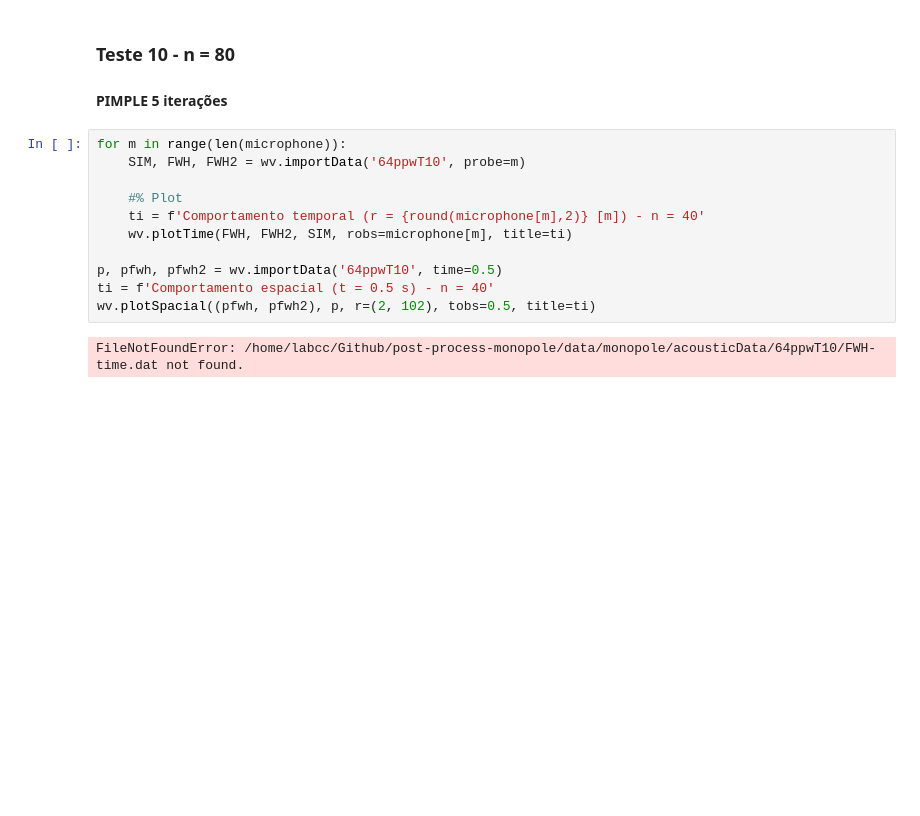
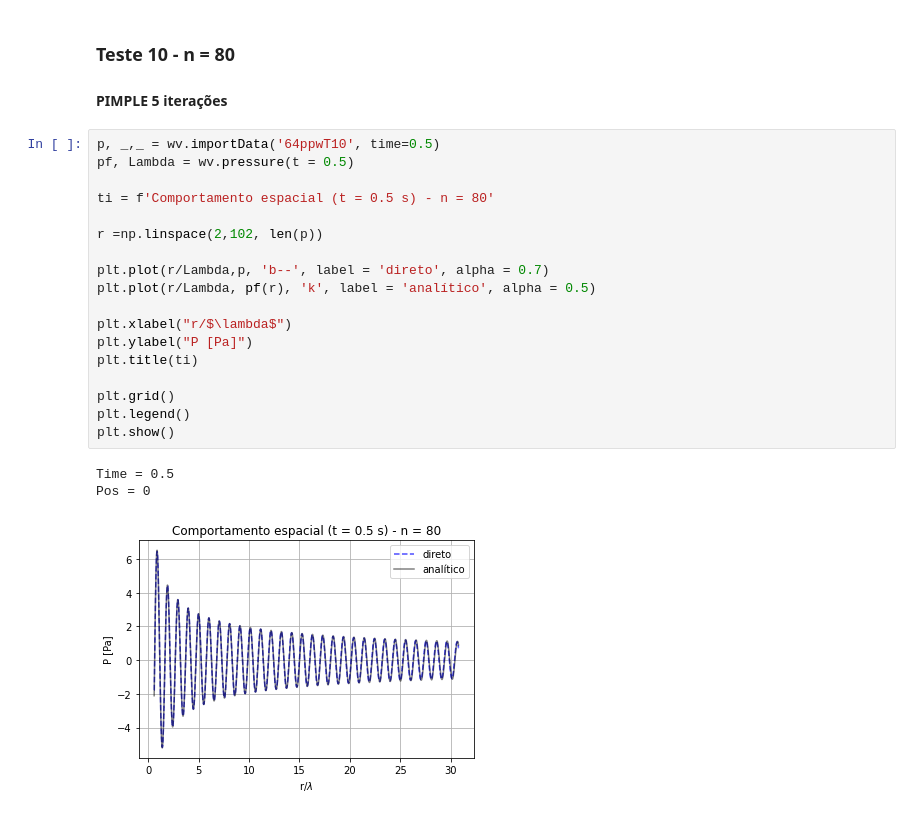
Before and after one commit to Widmark-Kaue/post-process-monopole, a Jupyter notebook: scripts/monopole.ipynb, the cells around one changed output. Saved outputs shown, nothing was run; the diff lists cells and outputs as text; blank space fills up the shorter version.

```diff
--- a/scripts/monopole.ipynb
+++ b/scripts/monopole.ipynb
@@ -166,16 +137,25 @@ wv.plotSpacial((pfwh, pfwh2), p, r=(2, 102), tobs=0.5, title=ti)
 # %% [markdown]
 ### Teste 10 - n = 80
 #### PIMPLE 5 iterações
-# %%
-for m in range(len(microphone)):
-    SIM, FWH, FWH2 = wv.importData('64ppwT10', probe=m)
-
-    #% Plot
-    ti = f'Comportamento temporal (r = {round(microphone[m],2)} [m]) - n = 40'
-    wv.plotTime(FWH, FWH2, SIM, robs=microphone[m], title=ti)
-
-p, pfwh, pfwh2 = wv.importData('64ppwT10', time=0.5)
-ti = f'Comportamento espacial (t = 0.5 s) - n = 40'
-wv.plotSpacial((pfwh, pfwh2), p, r=(2, 102), tobs=0.5, title=ti)
-# %% [output]
-FileNotFoundError: /home/labcc/Github/post-process-monopole/data/monopole/acousticData/64ppwT10/FWH-time.dat not found.
+# %%
+p, _,_ = wv.importData('64ppwT10', time=0.5)
+pf, Lambda = wv.pressure(t = 0.5)
+
+ti = f'Comportamento espacial (t = 0.5 s) - n = 80'
+
+r =np.linspace(2,102, len(p))
+
+plt.plot(r/Lambda,p, 'b--', label = 'direto', alpha = 0.7)
+plt.plot(r/Lambda, pf(r), 'k', label = 'analítico', alpha = 0.5)
+
+plt.xlabel("r/$\lambda$")
+plt.ylabel("P [Pa]")
+plt.title(ti)
+
+plt.grid()
+plt.legend()
+plt.show()
+# %% [output]
+Time = 0.5
+Pos = 0
+[figure, added]
```
Also changed, not shown: parts of 4 cells of this notebook, 2 other files.
